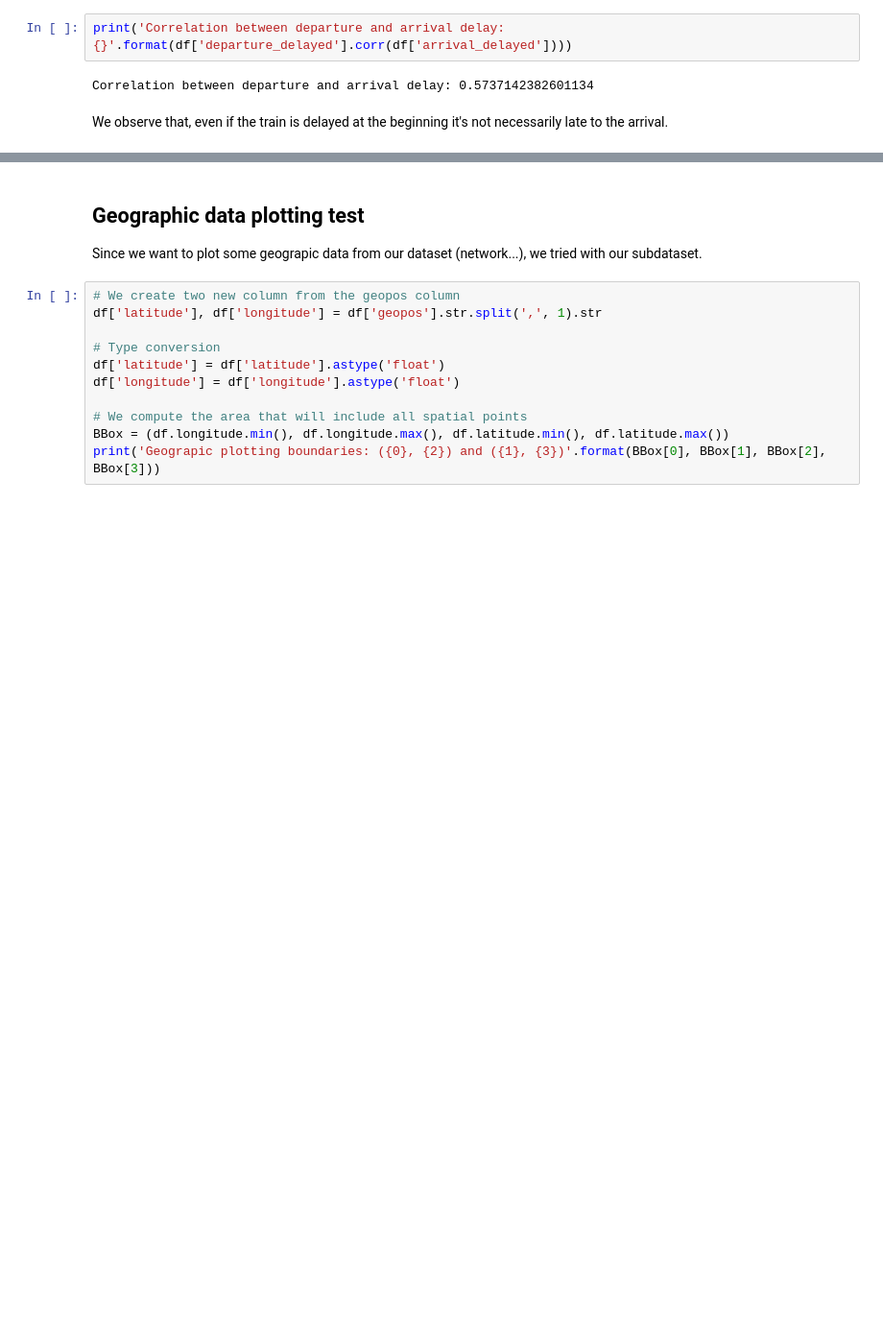
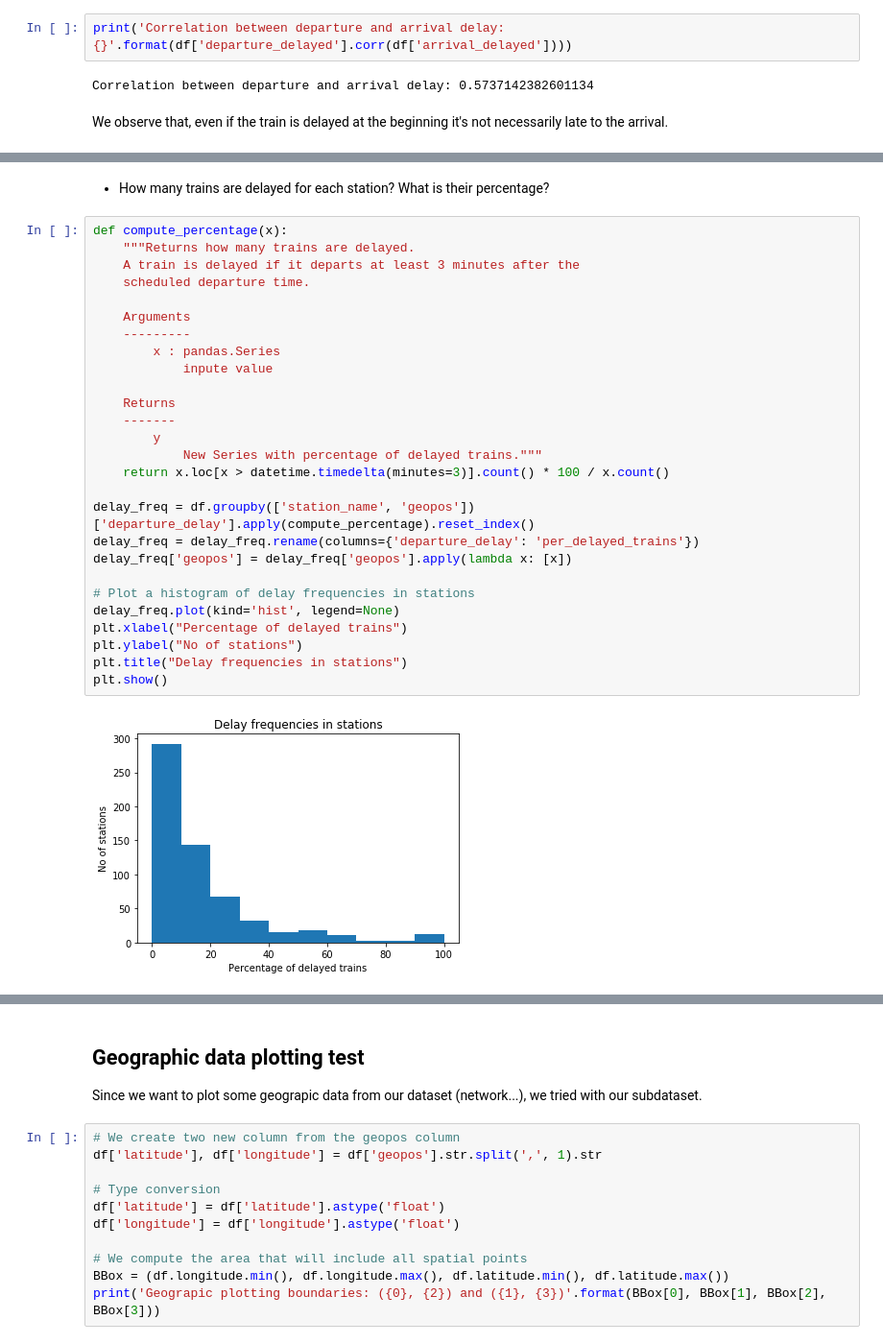
Before and after one commit to dimitriLallement/ADA-Project-2019, a Jupyter notebook: Project1.ipynb, the cells around one changed output, grey strips where cells are left out. Shown at 96% size. Saved outputs shown, nothing was run; the diff lists cells and outputs as text; blank space fills up the shorter version.

Commit message:
[Add] Stations and delays

```diff
--- a/Project1.ipynb
+++ b/Project1.ipynb
@@ -501,0 +519,31 @@ We observe that, even if the train is delayed at the beginning it's not necessar
+# %% [markdown]
+* How many trains are delayed for each station? What is their percentage?
+# %%
+def compute_percentage(x):
+    """Returns how many trains are delayed.
+    A train is delayed if it departs at least 3 minutes after the
+    scheduled departure time.
+
+    Arguments
+    ---------
+        x : pandas.Series
+            inpute value
+
+    Returns
+    -------
+        y
+            New Series with percentage of delayed trains."""
+    return x.loc[x > datetime.timedelta(minutes=3)].count() * 100 / x.count()
+
+delay_freq = df.groupby(['station_name', 'geopos'])['departure_delay'].apply(compute_percentage).reset_index()
+delay_freq = delay_freq.rename(columns={'departure_delay': 'per_delayed_trains'})
+delay_freq['geopos'] = delay_freq['geopos'].apply(lambda x: [x])
+
+# Plot a histogram of delay frequencies in stations
+delay_freq.plot(kind='hist', legend=None)
+plt.xlabel("Percentage of delayed trains")
+plt.ylabel("No of stations")
+plt.title("Delay frequencies in stations")
+plt.show()
+# %% [output]
+[figure, added]
```
Also changed, not shown: parts of 19 cells of this notebook.
